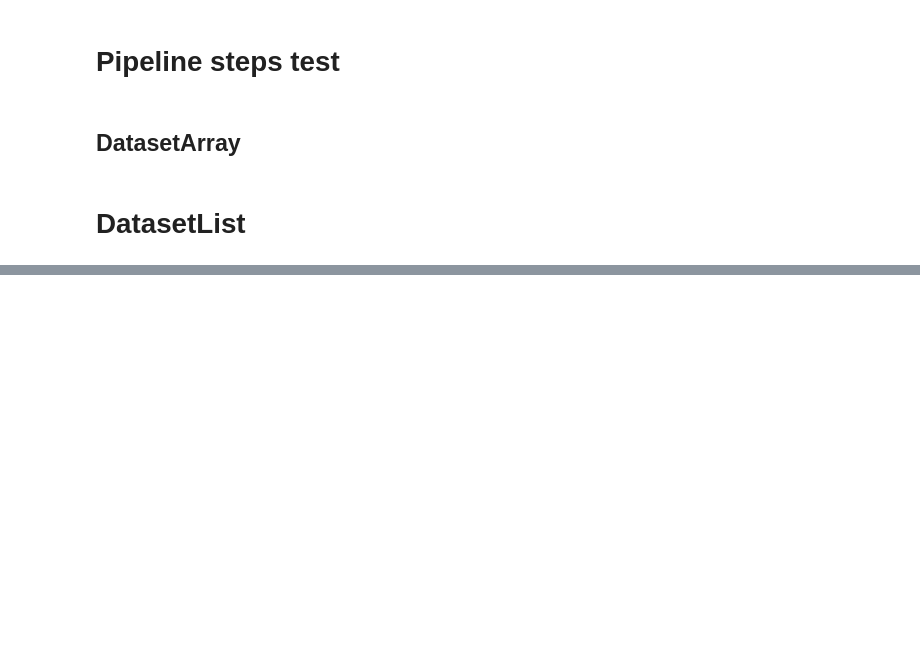
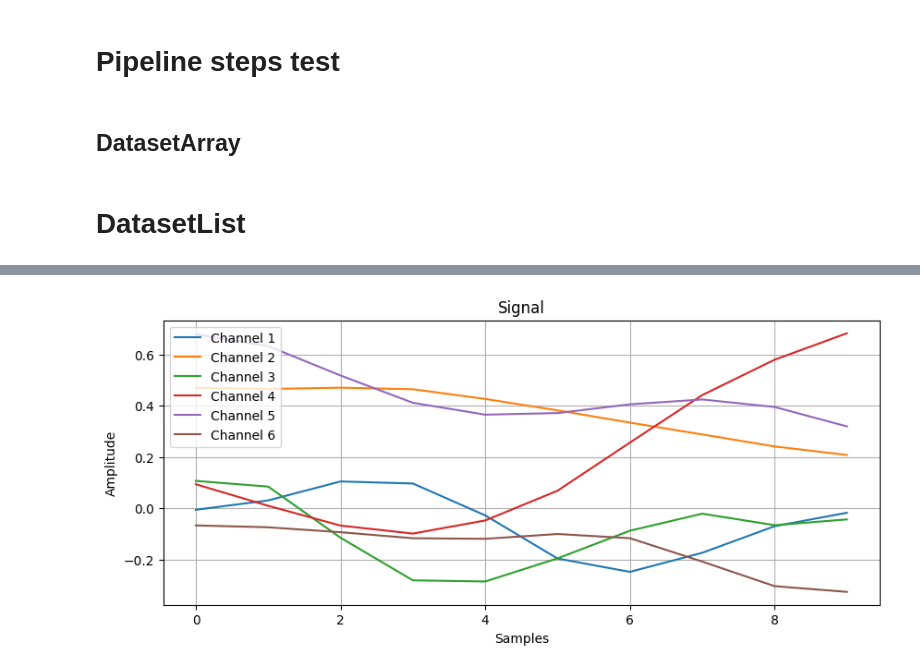
Before and after one commit to AIoT-Group-UoP/crossai-ts, a Jupyter notebook: examples/_dataset3_test.ipynb, the cells around one changed output, grey strips where cells are left out. Saved outputs shown, nothing was run; the diff lists cells and outputs as text; code cells hidden in the pictures; blank space fills up the shorter version.

```diff
--- a/examples/_dataset3_test.ipynb
+++ b/examples/_dataset3_test.ipynb
@@ -343,0 +511,4 @@ final_train_dataset, final_test_dataset
+# %%
+plot_signal(final_train.X[0].values, return_mode=False)
+# %% [output]
+[figure, added]
```
Also changed, not shown: parts of 25 cells of this notebook.
